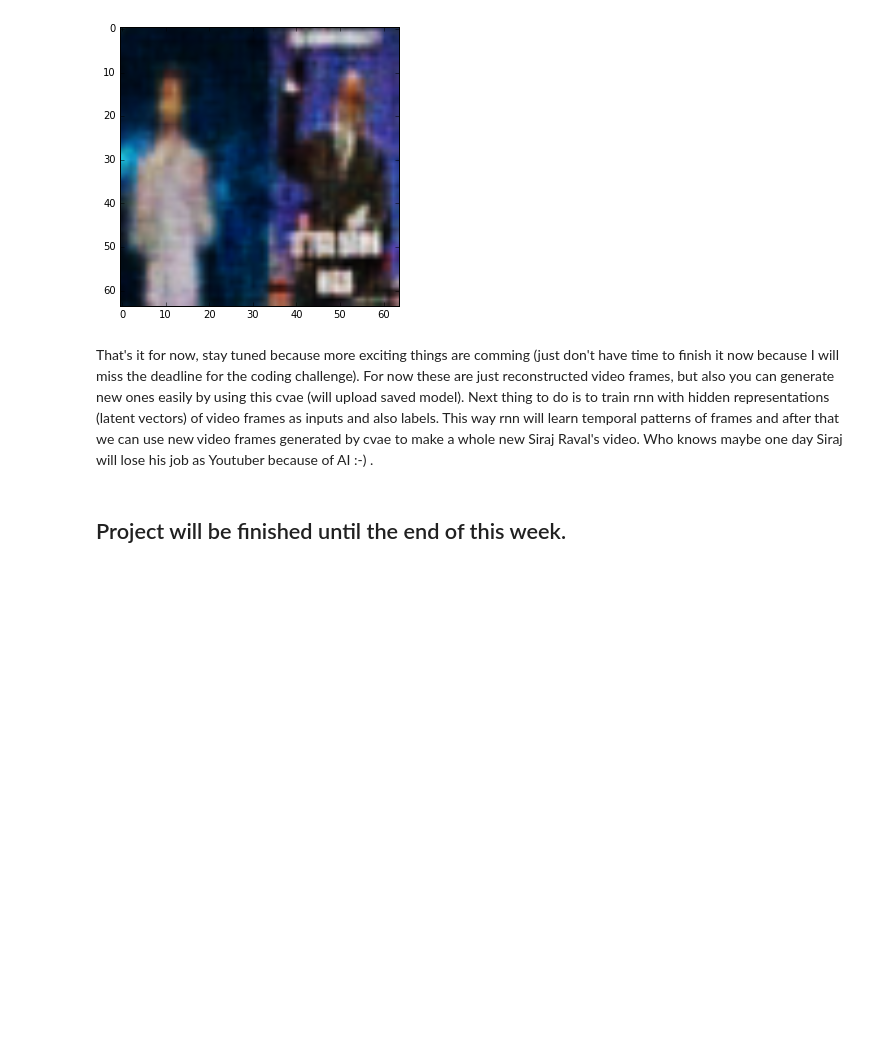
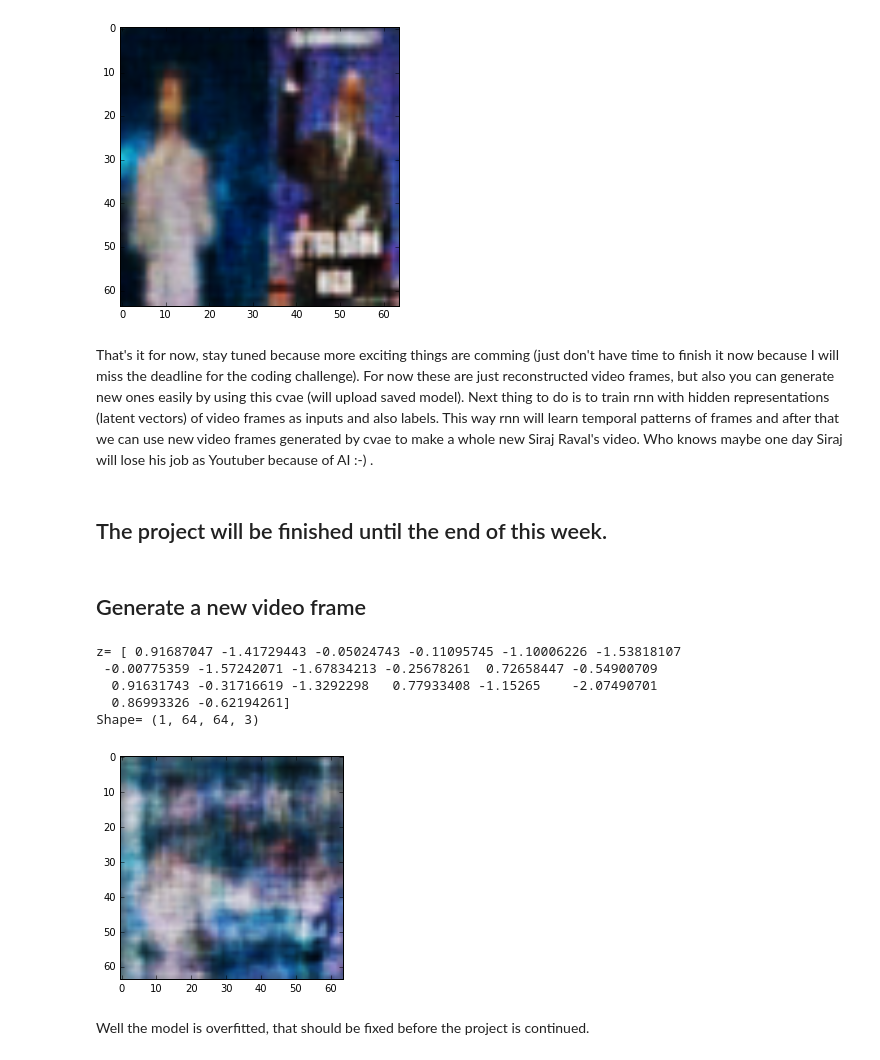
Before and after one commit to Nemzy/video_generator, a Jupyter notebook: video_generator.ipynb, the cells around one changed output. Saved outputs shown, nothing was run; the diff lists cells and outputs as text; code cells hidden in the pictures; blank space fills up the shorter version.

Commit message:
new video frame generation

```diff
--- a/video_generator.ipynb
+++ b/video_generator.ipynb
@@ -133,4 +134,44 @@ plt.show()
 # %% [markdown]
 That's it for now, stay tuned because more exciting things are comming (just don't have time to finish it now because I will miss the deadline for the coding challenge). For now these are just reconstructed video frames, but also you can generate new ones easily by using this cvae (will upload saved model). Next thing to do is to train rnn with hidden representations (latent vectors) of video frames as inputs and also labels. This way rnn will learn temporal patterns of frames and after that we can use new video frames generated by cvae to make a whole new Siraj Raval's video. Who knows maybe one day Siraj will lose his job as Youtuber because of AI :-) .
 # %% [markdown]
-## Project will be finished until the end of this week.
+## The project will be finished until the end of this week.
+# %% [markdown]
+## Generate a new video frame
+# %%
+# reset computational graph
+tf.reset_default_graph()
+
+# create model
+cvae = ConvVAE(latent_dim, batch_size = 1)
+
+# restoration
+saver = tf.train.Saver()
+path = tf.train.latest_checkpoint('checkpoints')
+
+with tf.Session() as sess:
+    # restore session
+    saver.restore(sess, path)
+
+    # let's create random latent vector from normal distribution
+    z = np.random.normal(size = latent_dim)
+    print 'z=',z
+
+    # Generate a new video frame
+    output_image = cvae.generation_step(sess, np.reshape(z, [1, latent_dim]))
+    output_image = output_image * 255
+    output_image = output_image.astype(np.uint8)
+
+    print 'Shape=',output_image.shape
+
+    # plot it
+    plt.imshow(np.reshape(output_image, [64, 64, 3]))
+    plt.show()
+# %% [output]
+z= [ 0.91687047 -1.41729443 -0.05024743 -0.11095745 -1.10006226 -1.53818107
+ -0.00775359 -1.57242071 -1.67834213 -0.25678261  0.72658447 -0.54900709
+  0.91631743 -0.31716619 -1.3292298   0.77933408 -1.15265    -2.07490701
+  0.86993326 -0.62194261]
+Shape= (1, 64, 64, 3)
+[figure, added]
+# %% [markdown]
+Well the model is overfitted, that should be fixed before the project is continued.
```
Also changed, not shown: parts of 1 cell of this notebook.
